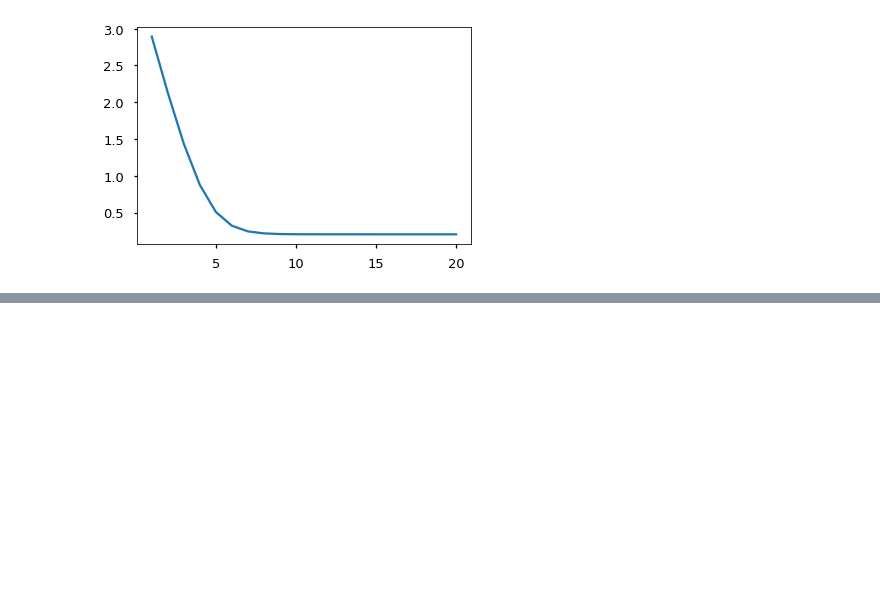
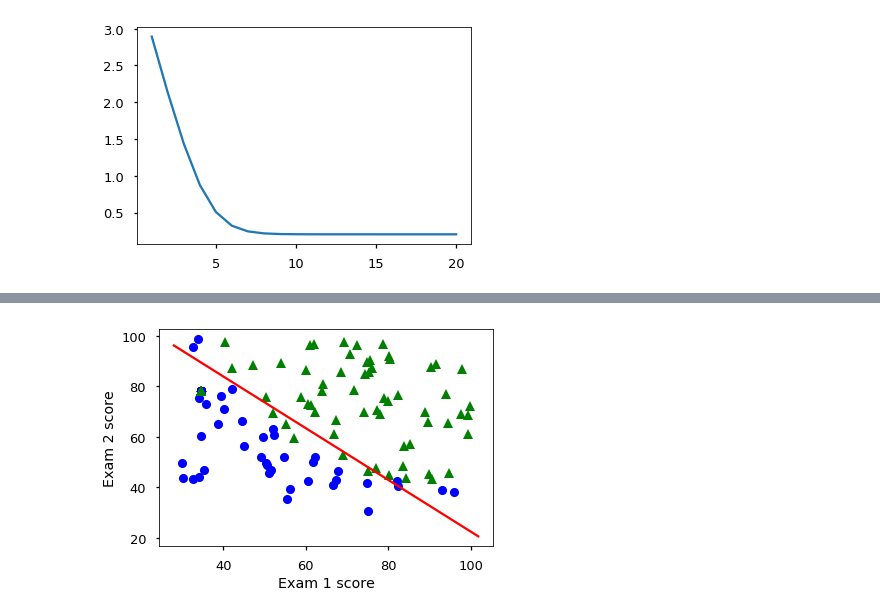
Before and after one commit to iamcuigang/ipy_sci, a Jupyter notebook: ML_AndrewNg/ex2.ipynb, the cells around one changed output, grey strips where cells are left out. Drawn from its saved outputs; the diff is of its cells as text; code cells hidden in the pictures; blank space fills up the shorter version.

```diff
--- a/ML_AndrewNg/ex2.ipynb
+++ b/ML_AndrewNg/ex2.ipynb
@@ -121,0 +138,10 @@ plt.ylabel('Exam 2 score');
+# %%
+#######
+## use find_min
+m, n = X.shape
+initial_theta = np.zeros([n+1, 1]).reshape(-1,1)
+theta, cost = find_min(XX, y, initial_theta)
+theta = theta.reshape(-1, 1)
+print
+print cost  ### 0.203
+print theta ### -25.161, 0.206, 0.201
@@ -122,3 +160,19 @@ plt.ylabel('Exam 2 score');
+# %%
+def plotDecisionBoundary(theta, XX, y):
+    plotData(XX[:, (1,2)], y)
+    if XX.shape[1] <= 3:
+        plot_x = [np.min(XX[:, 1])-2, np.max(XX[:,1])+2]
+        plot_y = (-1.0/theta[2]) * (theta[1]*plot_x + theta[0])
+        plt.plot(plot_x, plot_y, 'r')
+    else:
+        ### to add !
+        pass
+# %%
+plotDecisionBoundary(theta, XX, y)
+plt.xlabel('Exam 1 score');
+plt.ylabel('Exam 2 score');
+# %% [output]
+[figure, added]
 # %%
 prob = sigmoid(np.dot([1, 45, 85] , theta))
 print prob ### 0.775 +- 0.002
```
Also changed, not shown: parts of 15 cells of this notebook, 5 other files.
